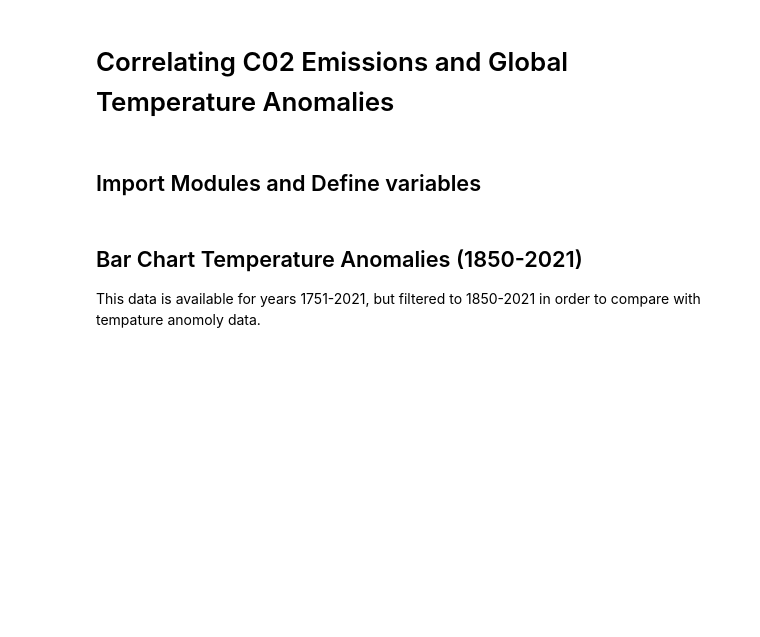
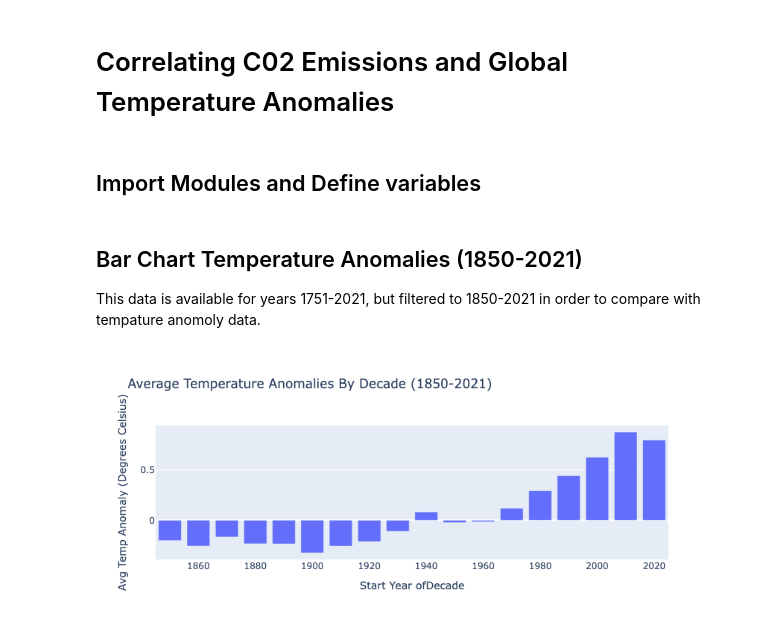
Before and after one commit to rebeccapeltz/data_analysis_code, a Jupyter notebook: 10_correlation/bar_chart.ipynb, the cells around one changed output. Cells and saved outputs as stored; diff of their text form; code cells hidden in the pictures; blank space fills up the shorter version.

```diff
--- a/10_correlation/bar_chart.ipynb
+++ b/10_correlation/bar_chart.ipynb
@@ -39,30 +39,33 @@ ANOMALY_COL_NAME = 'Anomaly'
 df_filtered_temp_anomalies_1850_2021_COPY = df_filtered_temp_anomalies_1850_2021.copy()
 # Create bins for decades - make the end year 1 greater than the last year to include
 bins = pd.interval_range(start=1850, end=2030, freq=10, closed='right')  # 10-year bins
 # Add a final bin to cover 2021
 # bins = bins.append(pd.Interval(left=2020, right=2021, closed='right'))
 # print(bins)
 
 # Add a new column to the DataFrame with the binned years
 df_filtered_temp_anomalies_1850_2021_COPY['Year_bin'] = pd.cut(\
     df_filtered_temp_anomalies_1850_2021_COPY['Year'], bins)
 # print(df_filtered_temp_anomalies_1850_2021_COPY)
 
 # Group by bin and calculate mean anomaly
 grouped = df_filtered_temp_anomalies_1850_2021_COPY.groupby('Year_bin', observed=True)['Anomaly'].mean().reset_index()
 # print(grouped)
 
 # Plot with Plotly Express
 # Convert Interval to string for better x-axis labeling
 # and allowing Plotly to serialze it
 #######grouped['Year_bin'] = grouped['Year_bin'].astype(str)
 grouped['Year_bin_start'] = grouped['Year_bin']\
     .apply(lambda x: int(x.left))
 bar_fig = px.bar(grouped, x='Year_bin_start', y='Anomaly', title=TEMP_ANOMALIES_TITLE)
 
 # bar_fig = px.bar(grouped, x='Year_bin', y='Anomaly', title='Average Temperature Anomaly by Decade')
 BAR_Y_AXIS_TITLE = "Avg Temp Anomaly\n(Degrees Celsius)"
 BAR_X_AXIS_TITLE = "Start Year ofDecade"
 bar_fig.update_layout(xaxis_title=BAR_X_AXIS_TITLE)
 bar_fig.update_layout(yaxis_title=BAR_Y_AXIS_TITLE)
 bar_fig.show()
+bar_fig.write_html('bar_chart_temp_anomalies_1850_2021.html')
+# %% [output]
+[figure, added]
```
Also changed, not shown: 8 other files.
